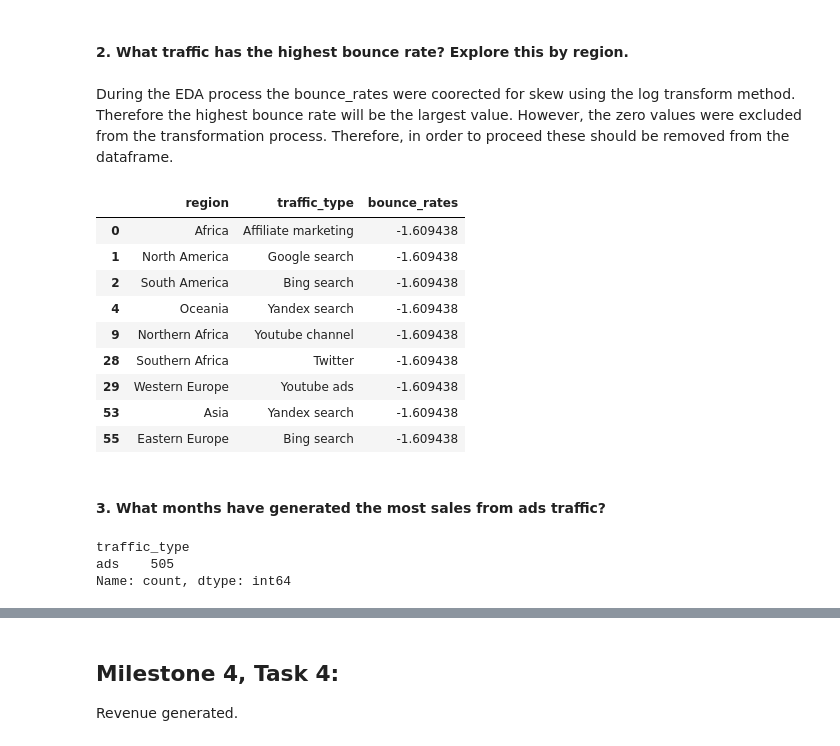
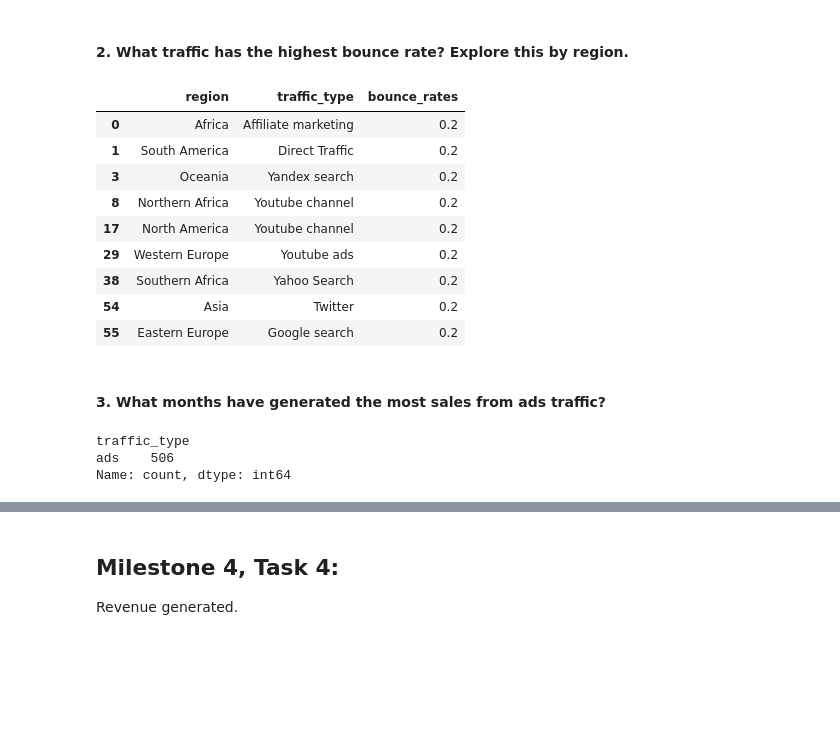
Before and after one commit to Chills00/exploratory-data-analysis---online-shopping-in-retail917, a Jupyter notebook: Analysis_Notebook.ipynb, the cells around one changed output, grey strips where cells are left out. Cells and saved outputs as stored; diff of their text form; code cells hidden in the pictures; blank space fills up the shorter version.

Commit message:
Changes Analysis and Visualisation to cleaned data, but not transformed for skewness.

```diff
--- a/Analysis_Notebook.ipynb
+++ b/Analysis_Notebook.ipynb
@@ -6,0 +16,3 @@ A deeper explore of the data to drive insights to inform business decisions that
+# %%
+file_path = 'C:/Users/Chris/Documents/AiCoreEDA_Project/customer_activity_null_removed.csv'
+df = pd.read_csv(file_path)
@@ -468,5 +527,3 @@ region_traffic_groups
 Google search is the traffic type that generates the most revenue in all regions.
 # %% [markdown]
 #### 2. What traffic has the highest bounce rate? Explore this by region.
-# %% [markdown]
-During the EDA process the bounce_rates were coorected for skew using the log transform method. Therefore the highest bounce rate will be the largest value. However, the zero values were excluded from the transformation process. Therefore, in order to proceed these should be removed from the dataframe.
@@ -478,19 +530,19 @@ bounce_df = bounce_df[bounce_df['bounce_rates'] != 0]
 # %%
 # To investigate which traffic type has the highest bounce rates per region:
 
-region_traffic_bounce_groups = bounce_df.groupby(['region', 'traffic_type'])['bounce_rates'].max().sort_values(ascending=False).reset_index().drop_duplicates(subset='region')
+region_traffic_bounce_groups = df.groupby(['region', 'traffic_type'])['bounce_rates'].max().sort_values(ascending=False).reset_index().drop_duplicates(subset='region')
 region_traffic_bounce_groups
 # %% [output]
 |  | region | traffic_type | bounce_rates |
-| 0 | Africa | Affiliate marketing | -1.609438 |
-| 1 | North America | Google search | -1.609438 |
-| 2 | South America | Bing search | -1.609438 |
-| 4 | Oceania | Yandex search | -1.609438 |
-| 9 | Northern Africa | Youtube channel | -1.609438 |
-| 28 | Southern Africa | Twitter | -1.609438 |
-| 29 | Western Europe | Youtube ads | -1.609438 |
-| 53 | Asia | Yandex search | -1.609438 |
-| 55 | Eastern Europe | Bing search | -1.609438 |
+| 0 | Africa | Affiliate marketing | 0.2 |
+| 1 | South America | Direct Traffic | 0.2 |
+| 3 | Oceania | Yandex search | 0.2 |
+| 8 | Northern Africa | Youtube channel | 0.2 |
+| 17 | North America | Youtube channel | 0.2 |
+| 29 | Western Europe | Youtube ads | 0.2 |
+| 38 | Southern Africa | Yahoo Search | 0.2 |
+| 54 | Asia | Twitter | 0.2 |
+| 55 | Eastern Europe | Google search | 0.2 |
 # %% [markdown]
 #### 3. What months have generated the most sales from ads traffic?
 # %%
@@ -503,7 +555,7 @@ df_ads_revenue = df_ads_revenue[df_ads_revenue['traffic_type'] == 'ads']
 df_ads_revenue['traffic_type'].value_counts()
 # %% [output]
 traffic_type
-ads    505
+ads    506
 Name: count, dtype: int64
 # %%
 # Now we can assess what months have generated the most revenue from ads traffic:
```
Also changed, not shown: parts of 32 cells of this notebook.
